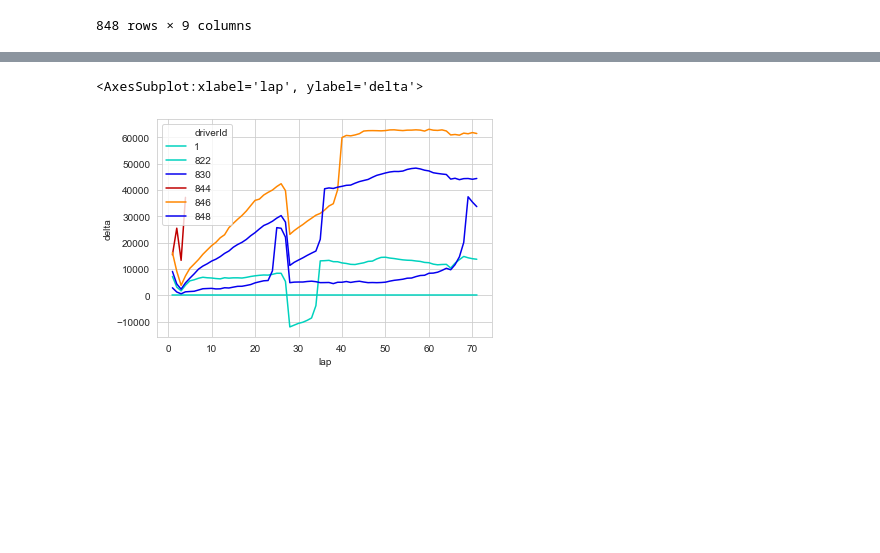
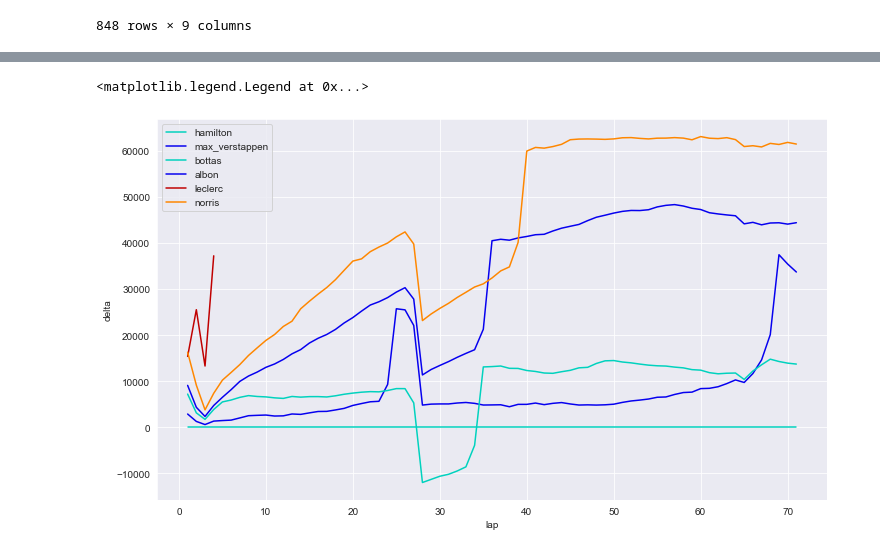
Before and after one commit to luke-bassett/f1-analysis, a Jupyter notebook: f1-analysis/plot_lap_delta_inprog.ipynb, the cells around one changed output, grey strips where cells are left out. Drawn from its saved outputs; the diff is of its cells as text; code cells hidden in the pictures; blank space fills up the shorter version.

Commit message:
updated driver reference switching

```diff
--- a/f1-analysis/plot_lap_delta_inprog.ipynb
+++ b/f1-analysis/plot_lap_delta_inprog.ipynb
@@ -6,7 +6,7 @@ import matplotlib.pyplot as plt
 import seaborn as sns
 import refresh_ergast
 # %%
-sns.set_style('whitegrid')
+sns.set_style('darkgrid')
 
 """
 Team	Color	RGB
@@ -200,14 +200,12 @@ def make_delta_table(raceId, tgt_driver, driver_ids=None, driver_codes=None):
     codes = load_drivers().set_index('driverId')[['code']].to_dict()['code']
     laps['driver_code'] = laps['driverId'].map(codes)
 
-
     colors = {}
     for driverId in res['driverId'].unique():
         constructorId = res.loc[res['driverId']==driverId, 'constructorId'].to_numpy()[0]
         con = load_constructors()
         constructor = con.loc[con['constructorId'] == constructorId, 'constructorRef'].to_numpy()[0]
         colors[codes[driverId]] = team_colors[constructor]
-
 
     if driver_ids:
         laps = laps[laps['driverId'].isin(driver_ids)]
@@ -219,21 +217,29 @@ def make_delta_table(raceId, tgt_driver, driver_ids=None, driver_codes=None):
 
     # calculate delta from target driver each lap
     laps = laps.groupby('lap').apply(tgt_driver_delta, tgt_driver)
+
+    laps['driverRef'] = laps['driverId'].map(get_driverid_to_driverref_dict(list(laps['driverId'].unique())))
+
     return laps
 
 
-def get_driver_color_dict(raceId):
+def get_driver_color_dict(raceId, key='id'):
     """return a dictionary with driverId as key and hex color as val"""
 
     res = load_race_results(raceId)
+    driver_ids = res['driverId'].unique()
 
     colors = {}
-    for driverId in res['driverId'].unique():
+    for driverId in driver_ids:
         constructorId = res.loc[res['driverId']==driverId, 'constructorId'].to_numpy()[0]
         con = load_constructors()
         constructor = con.loc[con['constructorId'] == constructorId, 'constructorRef'].to_numpy()[0]
         colors[driverId] = team_colors[constructor]
 
+    if key == 'ref':
+        id_to_ref = get_driverid_to_driverref_dict(driver_ids)
+        ref_colors = {id_to_ref[k]:v for k, v in colors.items()}
+        return ref_colors
     return colors
 
 
@@ -257,6 +263,8 @@ def get_code_to_driverid_dict(codes=None):
 
 def get_driverid_to_driverref_dict(driver_ids=None):
     """return a dict where key is driverId and val is code"""
+    if not isinstance(driver_ids, list):
+        driver_ids = list(driver_ids)
     d = load_drivers()
     if driver_ids:
         d = d[d['driverId'].isin(driver_ids)]
@@ -271,4 +279,7 @@ def get_driverref_to_driverid_dict(driver_refs=None):
     d.set_index('driverRef', inplace=True)
     return d['driverId'].to_dict()
 
-get_driverref_to_driverid_dict()
+def driverid_to_driverref(driverIds):
+    print(driverIds)
+    d = get_driverid_to_driverref_dict(list(driverIds))
+    return [d[x] for x in driverIds]
@@ -297,15 +313,18 @@ delta_table = make_delta_table(
     tgt_driver=1, # lewis hamilton
     driver_codes=['HAM', 'BOT', 'ALB', 'VER', 'NOR', 'LEC'],
 )
-
-sns.lineplot(
-    data=delta_table,
-    x='lap',
-    y='delta',
-    hue='driverId',
-    #style='driverId',
-    palette=get_driver_color_dict(raceId)
-)
-# %% [output]
-<AxesSubplot:xlabel='lap', ylabel='delta'>
-[figure, removed]
+# %%
+fig, ax = plt.subplots(figsize=(12,7))
+sns.lineplot(
+    data=delta_table,
+    x='lap',
+    y='delta',
+    hue='driverRef',
+    palette=get_driver_color_dict(raceId, key='ref'),
+    ax=ax)
+# seaborn specific remove legend title
+handles, labels = ax.get_legend_handles_labels()
+ax.legend(handles=handles[1:], labels=labels[1:])
+# %% [output]
+<matplotlib.legend.Legend at 0x...>
+[figure, added]
```
Also changed, not shown: parts of 2 cells of this notebook.
